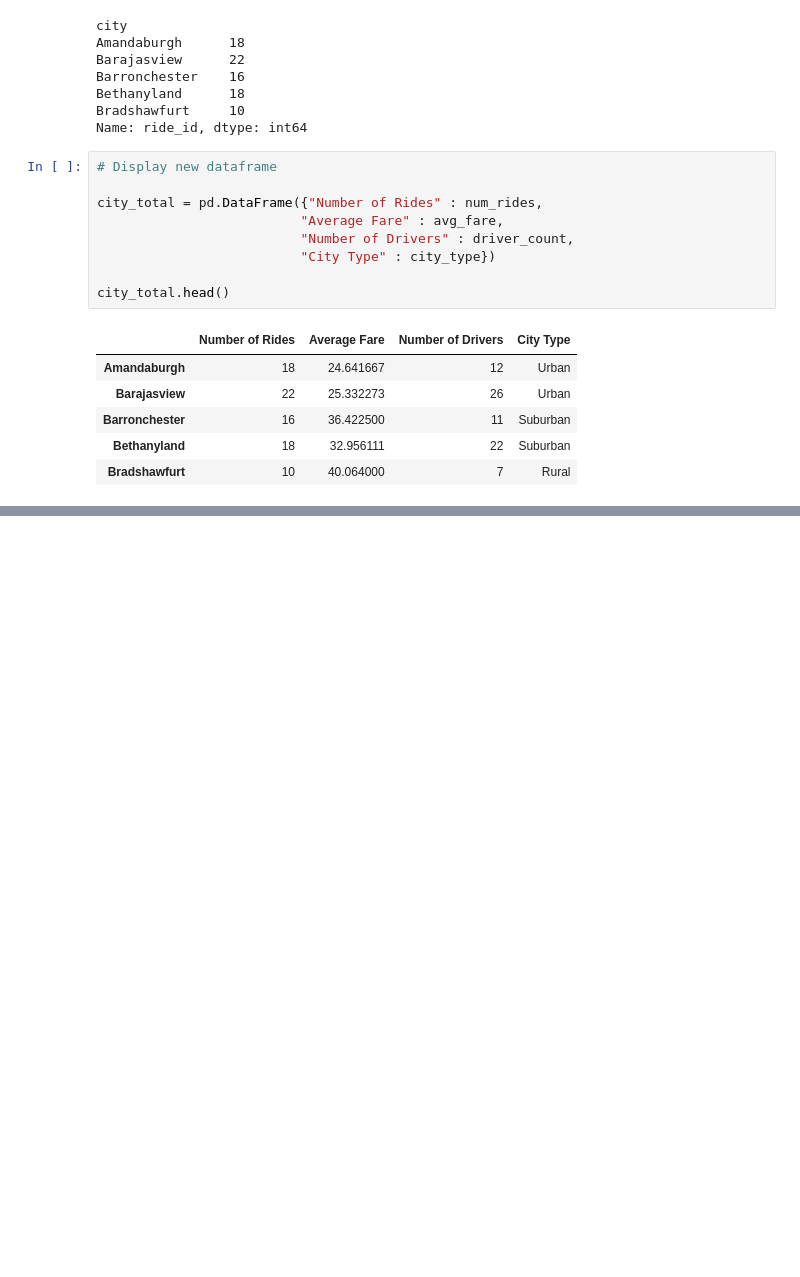
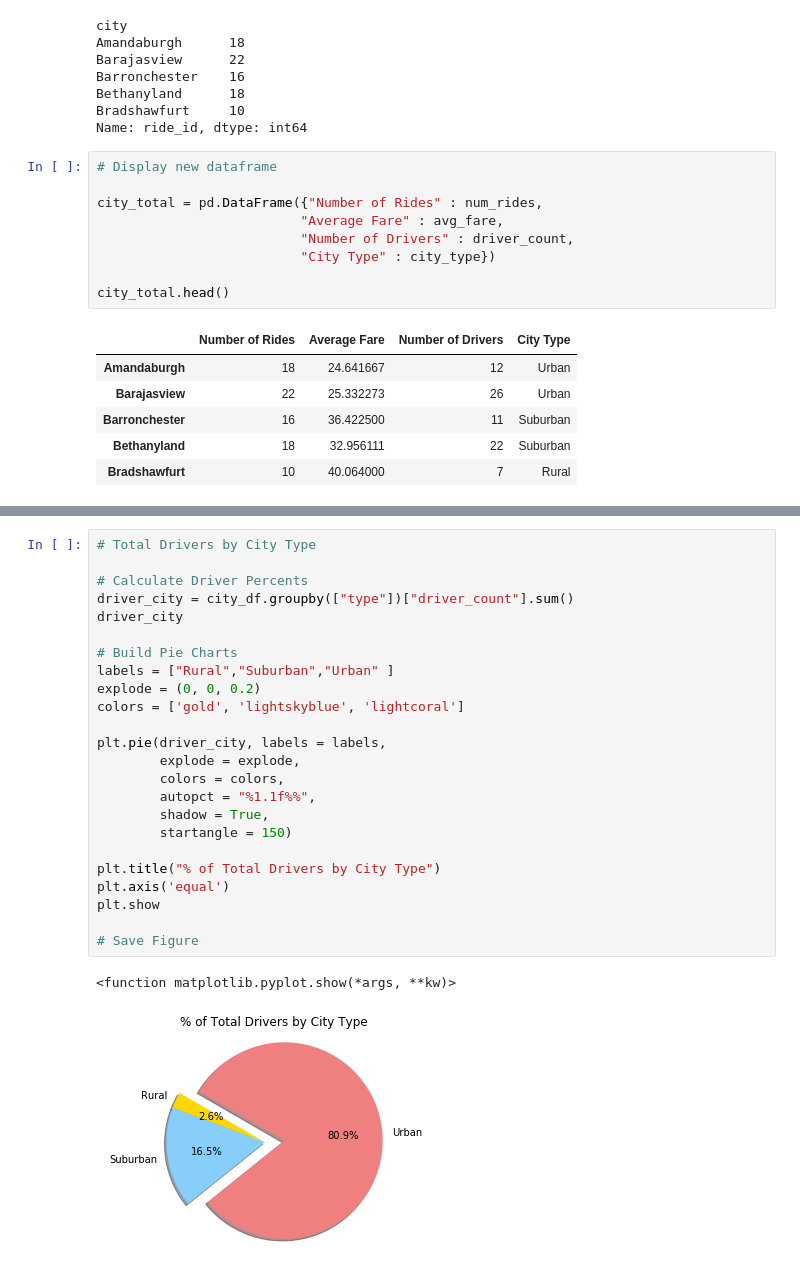
Before and after one commit to japama312/matplotlib-homework, a Jupyter notebook: pyber_JM.ipynb, the cells around one changed output, grey strips where cells are left out. Cells and saved outputs as stored; diff of their text form; blank space fills up the shorter version.

```diff
--- a/pyber_JM.ipynb
+++ b/pyber_JM.ipynb
@@ -131,0 +159,27 @@ plt.show
+# %%
+# Total Drivers by City Type
+
+# Calculate Driver Percents
+driver_city = city_df.groupby(["type"])["driver_count"].sum()
+driver_city
+
+# Build Pie Charts
+labels = ["Rural","Suburban","Urban" ]
+explode = (0, 0, 0.2)
+colors = ['gold', 'lightskyblue', 'lightcoral']
+
+plt.pie(driver_city, labels = labels,
+        explode = explode,
+        colors = colors,
+        autopct = "%1.1f%%",
+        shadow = True,
+        startangle = 150)
+
+plt.title("% of Total Drivers by City Type")
+plt.axis('equal')
+plt.show
+
+# Save Figure
+# %% [output]
+<function matplotlib.pyplot.show(*args, **kw)>
+[figure, added]
```
Also changed, not shown: parts of 3 cells of this notebook.
